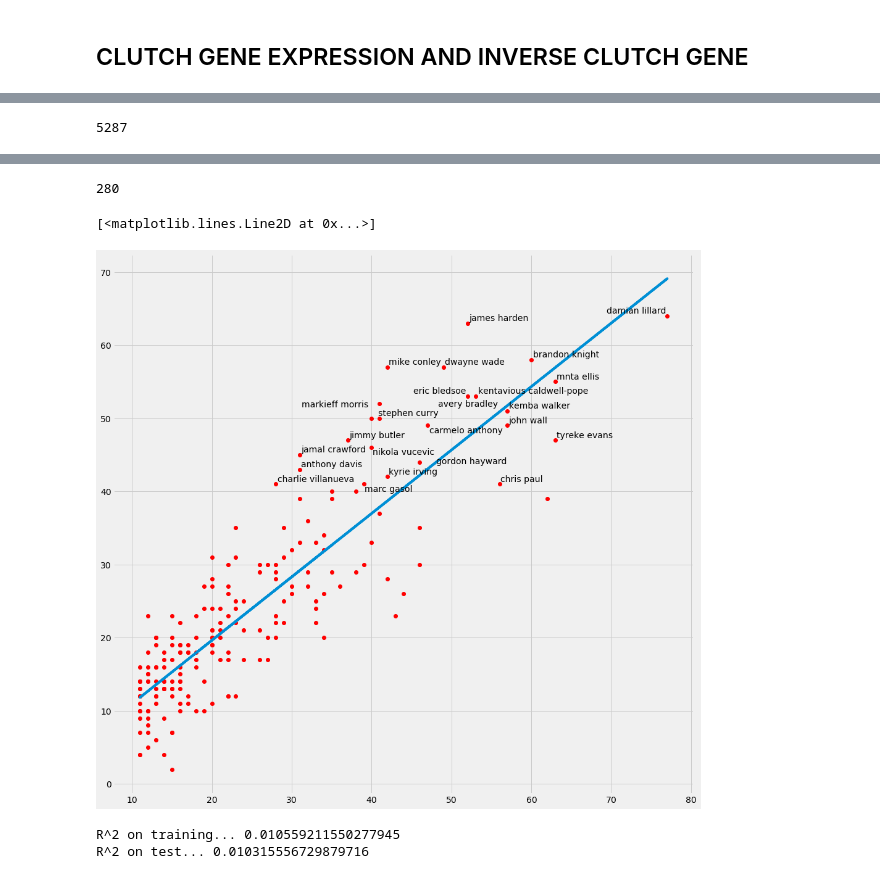
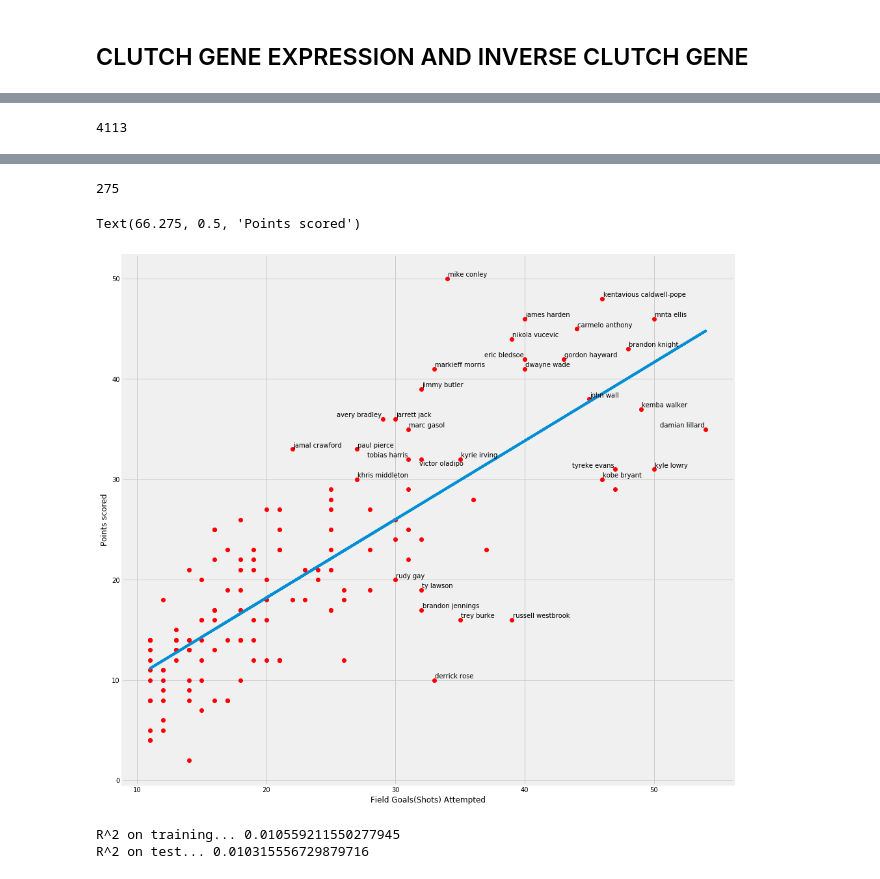
Before and after one commit to neonflux56/Shot_Prediction, a Jupyter notebook: Hot Hand hypothesis.ipynb, the cells around one changed output, grey strips where cells are left out. Drawn from its saved outputs; the diff is of its cells as text; code cells hidden in the pictures.

```diff
--- a/Hot Hand hypothesis.ipynb
+++ b/Hot Hand hypothesis.ipynb
@@ -94,8 +94,11 @@ for n, each_player in tqdm(enumerate(new_list[:20])):
         make_percentage.append(made/float(total))
         total_attempts.append(total)
         #print('n shots were consecutively attempted before missing: ',total)
+    #fig, ax = plt.subplots()
     plt.subplot(5,4,n+1)
     plt.bar(np.arange(p-1)+1, make_percentage)
-    plt.xticks(np.arange(p-1)+1, total_attempts)
+    #ax.set_xticks(np.arange(p-1)+1)
+    #ax.set_xticklabels(total_attempts, minor=False)
+    plt.ylabel("Field Goal %")
     plt.title(each_player[1], y = - 0.2)
 # %% [output]
@@ -120,9 +123,10 @@ shots["GAME_CLOCK_SECS"] = shots.GAME_CLOCK.apply(lambda x: int(x.strip().split(
 # %%
 clutch_shots = shots[shots["PERIOD"] == 4]
 clutch_shots = clutch_shots[clutch_shots["GAME_CLOCK_SECS"] < 2*60]
+clutch_shots = clutch_shots[clutch_shots["FINAL_MARGIN"] < 8]
 len(clutch_shots)
 # %% [output]
-5287
+4113
 # %%
 clutch_players = clutch_shots.set_index(['player_name','SHOT_RESULT','SHOT_NUMBER'])
 # %%
@@ -139,7 +143,7 @@ clutch_players.head()
 clutch_shooter_list = clutch_shots.player_name.unique()
 len(clutch_shooter_list)
 # %% [output]
-280
+275
 # %%
 clutch_players = clutch_shots.groupby('player_name')
 # %%
@@ -161,31 +165,35 @@ for each_player in tqdm(clutch_shooter_list):
 # %%
 from adjustText import adjust_text
 fig = plt.figure(figsize=(15,15))
 #sorted_clutchness = sorted(clutch_efficiency, key=lambda x: x[4], reverse=True)
 fga_p = []
 fgm_p = []
 pts_p = []
 texts = []
 for each_player in clutch_efficiency:
     fga_p.append(each_player[3])
     fgm_p.append(each_player[1])
     pts_p.append(each_player[2])
     plt.plot(each_player[3], each_player[2], 'ro')
-    if((each_player[2] > 40)):
+    #print(each_player[0])
+    if((each_player[2] >= 30 or (each_player[2] <= 20 and each_player[3] >= 30))):
+    #    each_player[0] == "kobe bryant" or each_player == "stephen curry")):
         #plt.annotate(each_player[0], xy= (each_player[3]+0.5, each_player[1]+0.5))
         texts.append(plt.text(each_player[3], each_player[2], each_player[0]))
 adjust_text(texts)
 #print(fga_p)
 #print(pts_p)
 fit = np.polyfit(fga_p, pts_p,1)
 fit_fn = np.poly1d(fit)
 plt.plot(fga_p, fit_fn(fga_p))
+plt.xlabel("Field Goals(Shots) Attempted")
+plt.ylabel("Points scored")
 #plt.set(xlim=(0,maximum2), ylim=(0, maximum3))
 # for i, txt in enumerate(sorted_clutchness):
 #     plt.annotate(b[i,0], (b[i,2], b[i,3]))
 # %% [output]
-[<matplotlib.lines.Line2D at 0x...>]
+Text(66.275, 0.5, 'Points scored')
-[figure, old version]
+[figure, new version]
 # %%
 new_shots = shots[shots['Player_Weight']>0]
 new_shots = new_shots[new_shots['Defender_Weight']>0]
```
Also changed, not shown: parts of 2 cells of this notebook, 2 other files.
